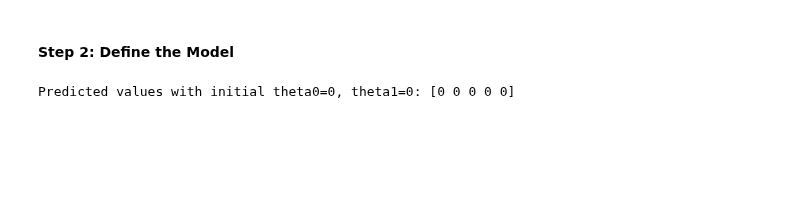
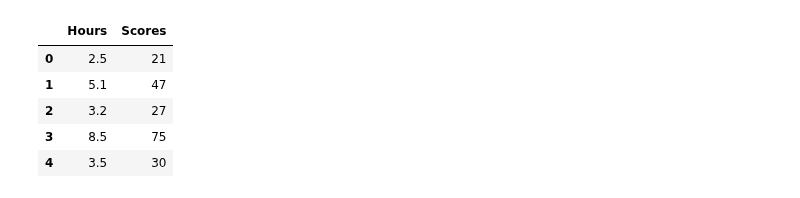
Before and after one commit to thasvithu/iNeuron-Full-Stack-Data-Science, a Jupyter notebook: 05 Machine Learning/Lecture 02 - Build First Model/Linear_Regression_Implementation_from_Scratch.ipynb, the cells around one changed output. Cells and saved outputs as stored; diff of their text form; code cells hidden in the pictures; blank space fills up the shorter version.

```diff
--- a/05 Machine Learning/Lecture 02 - Build First Model/Linear_Regression_Implementation_from_Scratch.ipynb
+++ b/05 Machine Learning/Lecture 02 - Build First Model/Linear_Regression_Implementation_from_Scratch.ipynb
@@ -22,19 +2,0 @@ plt.show()
-# %% [markdown]
-#### Step 2: Define the Model
-# %%
-# Linear regression model
-def predict(x, theta0, theta1):
-    """
-    Predicts the value of y given x, theta0, and theta1.
-    """
-    return theta0 + theta1 * x
-
-# Initialize parameters (starting values)
-theta0 = 0  # Intercept
-theta1 = 0  # Slope
-
-# Example prediction
-predicted_y = predict(x, theta0, theta1)
-print("Predicted values with initial theta0 = 0, theta1 = 0:", predicted_y)
-# %% [output]
-Predicted values with initial theta0=0, theta1=0: [0 0 0 0 0]
@@ -40,0 +8,11 @@ Predicted values with initial theta0=0, theta1=0: [0 0 0 0 0]
+# %%
+# load the data-set
+dataset = pd.read_csv("score.csv")
+dataset.head()
+# %% [output]
+|  | Hours | Scores |
+| 0 | 2.5 | 21 |
+| 1 | 5.1 | 47 |
+| 2 | 3.2 | 27 |
+| 3 | 8.5 | 75 |
+| 4 | 3.5 | 30 |
```
Also changed, not shown: parts of 6 cells of this notebook, 1 other file.
